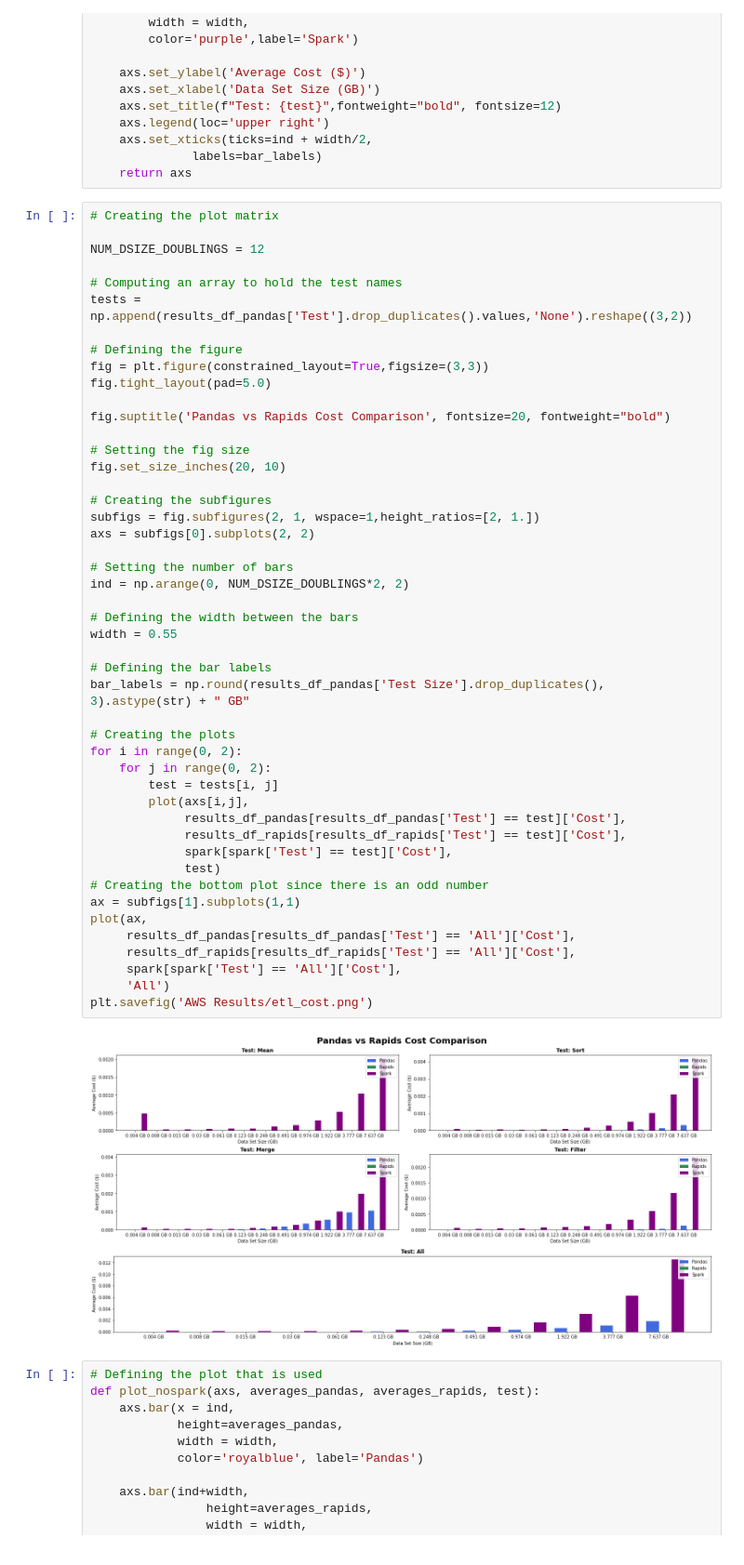
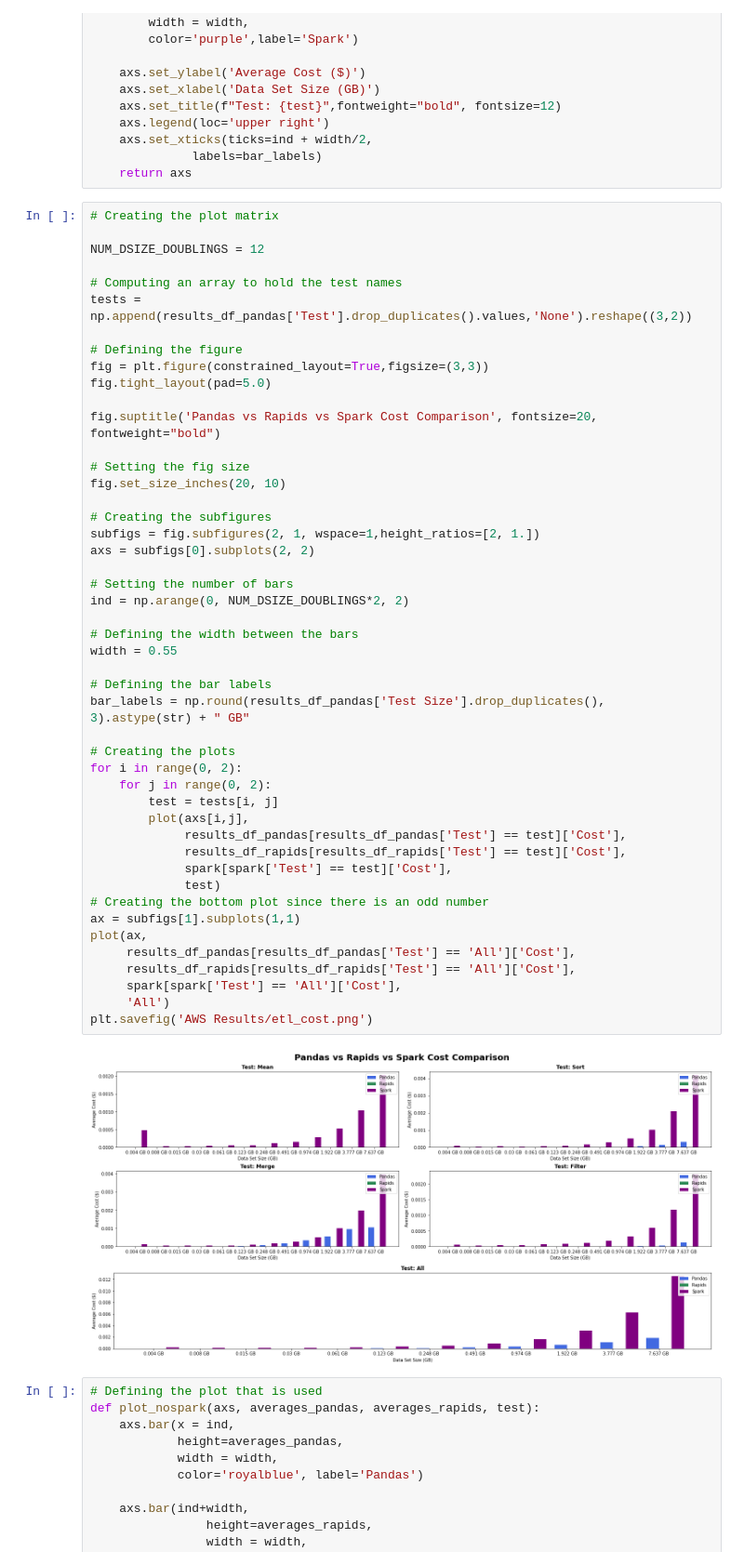
Before and after one commit to avickars/rapids-blog-post, a Jupyter notebook: ETL Cost.ipynb, the cells around one changed output. Shown: that part at 93% size. Drawn from its saved outputs; the diff is of its cells as text.

```diff
--- a/ETL Cost.ipynb
+++ b/ETL Cost.ipynb
@@ -72,7 +72,7 @@ tests = np.append(results_df_pandas['Test'].drop_duplicates().values,'None').res
 fig = plt.figure(constrained_layout=True,figsize=(3,3))
 fig.tight_layout(pad=5.0)
 
-fig.suptitle('Pandas vs Rapids Cost Comparison', fontsize=20, fontweight="bold")
+fig.suptitle('Pandas vs Rapids vs Spark Cost Comparison', fontsize=20, fontweight="bold")
 
 # Setting the fig size
 fig.set_size_inches(20, 10)
@@ -81,34 +81,34 @@ fig.set_size_inches(20, 10)
 subfigs = fig.subfigures(2, 1, wspace=1,height_ratios=[2, 1.])
 axs = subfigs[0].subplots(2, 2)
 
 # Setting the number of bars
 ind = np.arange(0, NUM_DSIZE_DOUBLINGS*2, 2)
 
 # Defining the width between the bars
 width = 0.55
 
 # Defining the bar labels
 bar_labels = np.round(results_df_pandas['Test Size'].drop_duplicates(), 3).astype(str) + " GB"
 
 # Creating the plots
 for i in range(0, 2):
     for j in range(0, 2):
         test = tests[i, j]
         plot(axs[i,j],
              results_df_pandas[results_df_pandas['Test'] == test]['Cost'],
              results_df_rapids[results_df_rapids['Test'] == test]['Cost'],
              spark[spark['Test'] == test]['Cost'],
              test)
 # Creating the bottom plot since there is an odd number
 ax = subfigs[1].subplots(1,1)
 plot(ax,
      results_df_pandas[results_df_pandas['Test'] == 'All']['Cost'],
      results_df_rapids[results_df_rapids['Test'] == 'All']['Cost'],
      spark[spark['Test'] == 'All']['Cost'],
      'All')
 plt.savefig('AWS Results/etl_cost.png')
 # %% [output]
-[figure, old version]
+[figure, new version]
 # %%
 # Defining the plot that is used
 def plot_nospark(axs, averages_pandas, averages_rapids, test):
```
Also changed, not shown: 11 other files.
